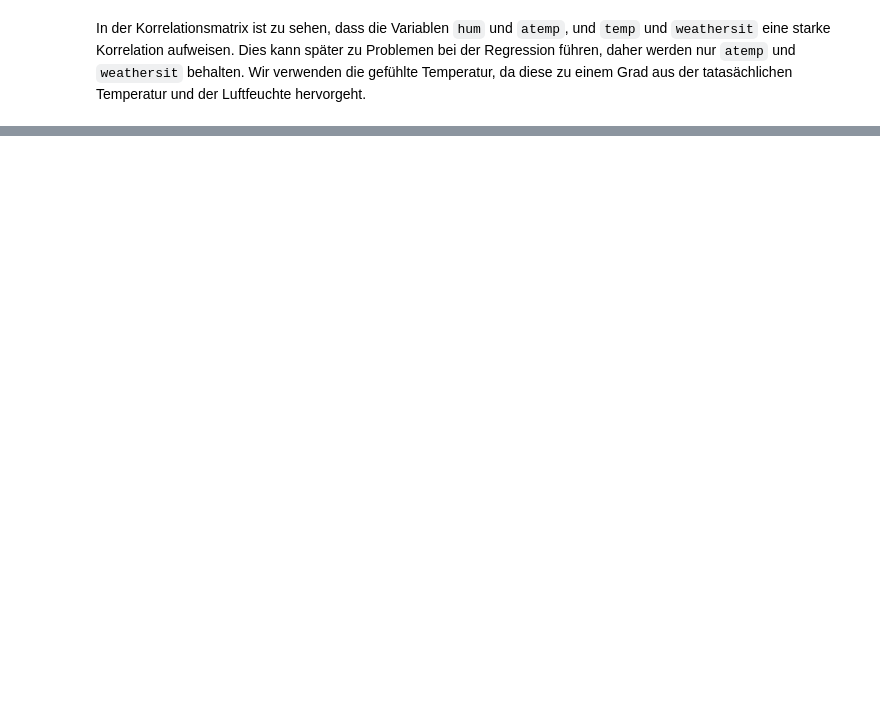
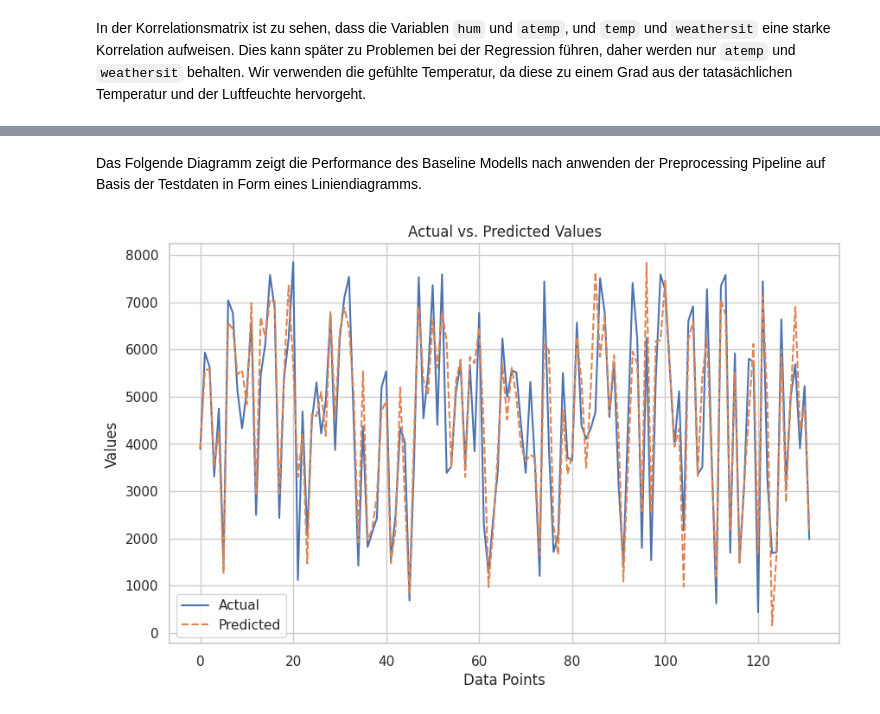
Before and after one commit to DavidRmn/introduction-data-science, a Jupyter notebook: project/task_2.ipynb, the cells around one changed output, grey strips where cells are left out. Drawn from its saved outputs; the diff is of its cells as text; code cells hidden in the pictures; blank space fills up the shorter version.

```diff
--- a/project/task_2.ipynb
+++ b/project/task_2.ipynb
@@ -448,0 +642,6 @@ data_d.describe().T
+# %% [markdown]
+Das Folgende Diagramm zeigt die Performance des Baseline Modells nach anwenden der Preprocessing Pipeline auf Basis der Testdaten in Form eines Liniendiagramms.
+# %%
+test_target.figures[1]['Actual_vs_Predicted']
+# %% [output]
+[figure, added]
```
Also changed, not shown: parts of 31 cells of this notebook, 5 other files.
